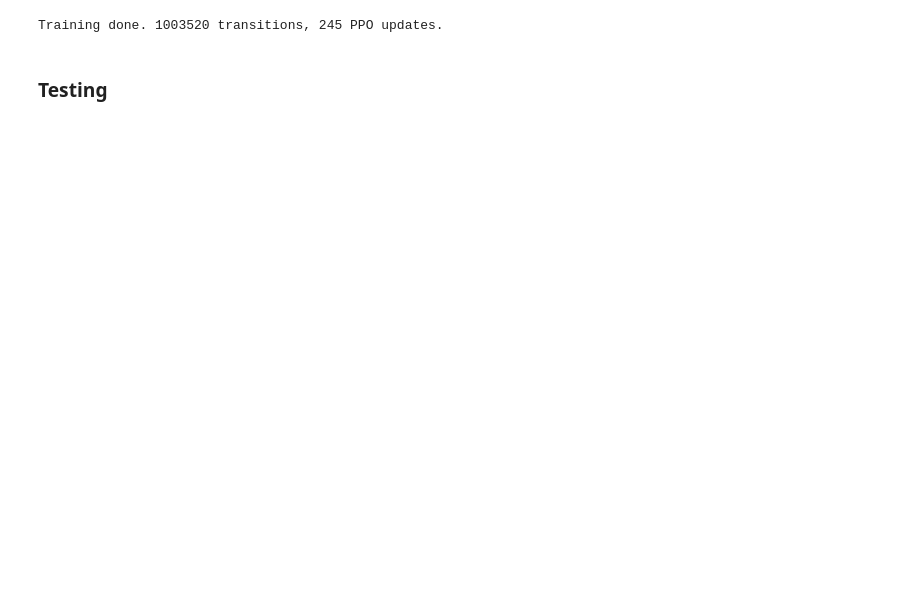
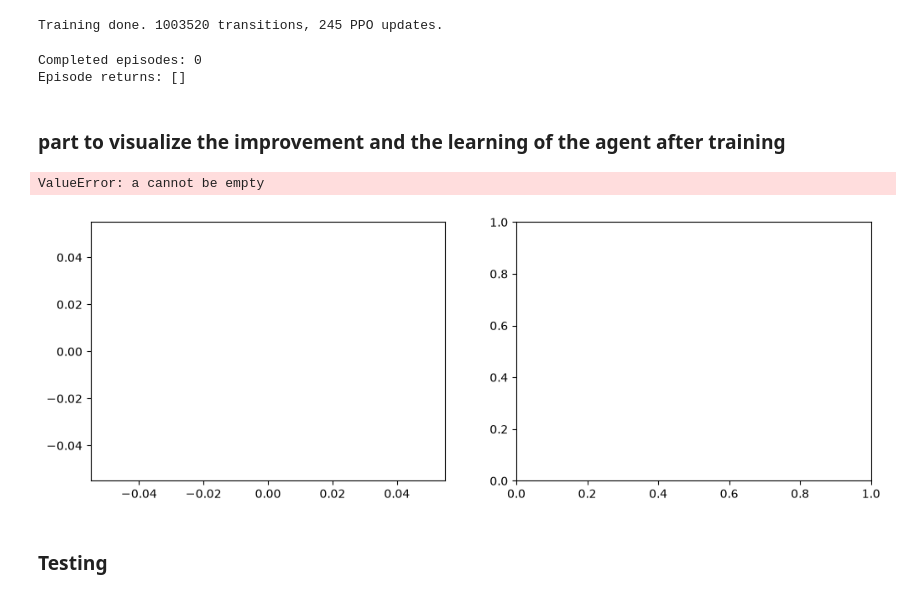
Before and after one commit to MedAmineAbde1/Code_scraps_for_ThesisWork, a Jupyter notebook: Notebook-4.ipynb, the cells around one changed output. Saved outputs shown, nothing was run; the diff lists cells and outputs as text; code cells hidden in the pictures; blank space fills up the shorter version.

```diff
--- a/Notebook-4.ipynb
+++ b/Notebook-4.ipynb
@@ -14,3 +14,11 @@ import torch.nn as nn
 import torch.nn.functional as F
 import random
 from abc import ABC, abstractmethod
+# %%
+device = torch.device("cuda" if torch.cuda.is_available() else "cpu")
+#device = torch.device("cpu")   # force CPU
+#device = torch.device("cuda")  # force CUDA
+
+
+
+print("Using ", device)
@@ -1419,6 +1468,9 @@ train_env = gym.wrappers.RecordEpisodeStatistics(train_env)
 
 # env = ObservationCustom(env, s2v_fn=my_s2v) # the function s2v is designed on a specific cell
 # env = RewardCustom(env,reward_fn = my_reward) # the function reward is designed on a specific cell
+train_env = ObservationCustom(train_env,s2v=s2v_fn)
+train_env = RewardCustom(train_env,reward_fn=reward_func)
+
 
 ### Part to generate an env_vec from the base_env
 
@@ -1494,4 +1581,15 @@ Using  cpu
 # %%
+import matplotlib.pyplot as plt
+
+def smooth(x, k=50):
+    x = np.asarray(x, dtype=float)
+
+    if len(x) == 0:
+        return np.array([])
+
+    k = min(k, len(x))
+    return np.convolve(x, np.ones(k) / k, mode="valid")
+
 # =========================================================
 #  TRAIN  (tiny test first, then the real run)
 # =========================================================
@@ -1499,16 +1597,43 @@ Using  cpu
 
 returns = training_GymEnv(
     vec_env, agent_gym,
-    total_steps=1_000_000, #500_000
-    rollout_length=512, # 256        # steps PER ENV with the version I sent -> 8 * 256 = 2048 samples/update
+    total_steps=1_000_000*8, #500_000
+    rollout_length=512*8, # 256        # steps PER ENV with the version I sent -> 8 * 256 = 2048 samples/update
     device=device,
     seed=0
 )
+
 # obs_norm.update_running_mean = False  # freeze stats for testing
 vec_env.close()
 train_env.close()
 # %% [output]
 Training done. 1003520 transitions, 245 PPO updates.
+# %%
+print("Completed episodes:", len(returns))
+print("Episode returns:", returns[:10])
+# %% [output]
+Completed episodes: 0
+Episode returns: []
+# %% [markdown]
+### part to visualize the improvement and the learning of the agent after training
+# %%
+losses = [m["loss"] for m in agent_gym.memory]
+
+fig, ax = plt.subplots(1, 2, figsize=(12, 4))
+
+ax[0].plot(returns, alpha=0.25, label="episode return")
+ax[0].plot(range(len(smooth(returns)) ), smooth(returns), label="moving avg (50)")
+ax[0].set_xlabel("episode"); ax[0].set_ylabel("return"); ax[0].legend()
+ax[0].set_title("Learning curve")
+
+ax[1].plot(losses)
+ax[1].set_xlabel("PPO update"); ax[1].set_ylabel("loss")
+ax[1].set_title("PPO loss")
+
+plt.tight_layout(); plt.show()
+# %% [output]
+ValueError: a cannot be empty
+[figure, added]
 # %% [markdown]
 ### Testing
 # %%
```
Also changed, not shown: parts of 8 cells of this notebook, 20 other files.
